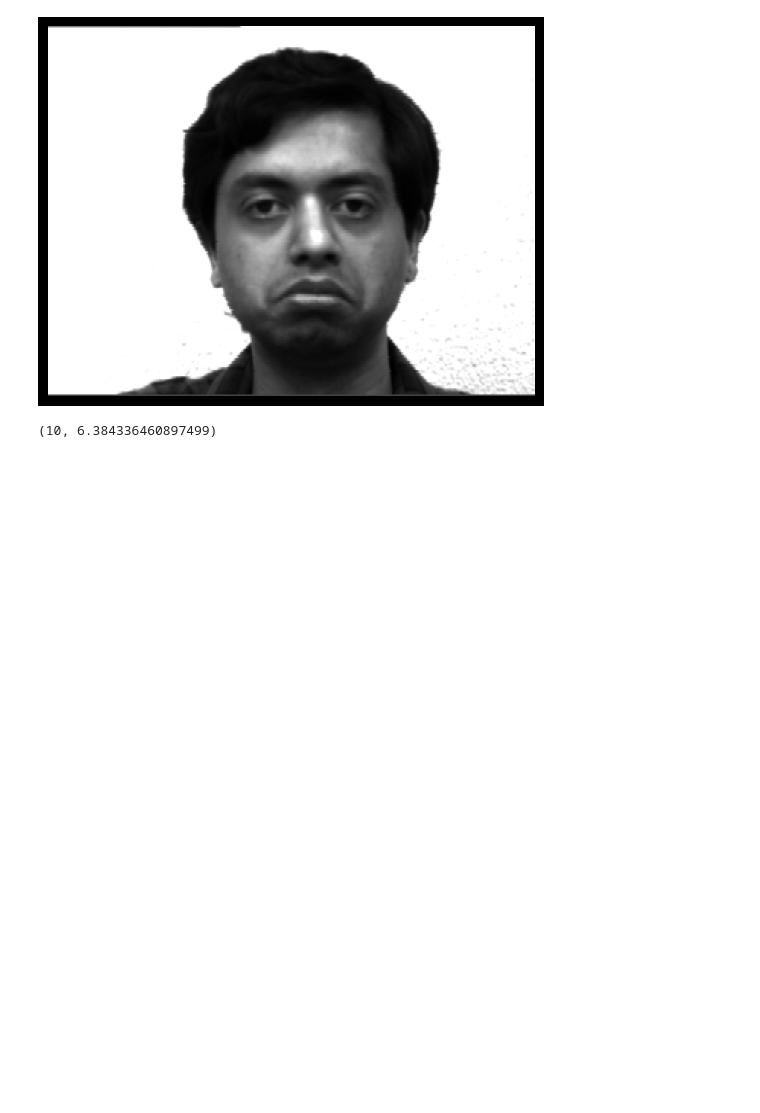
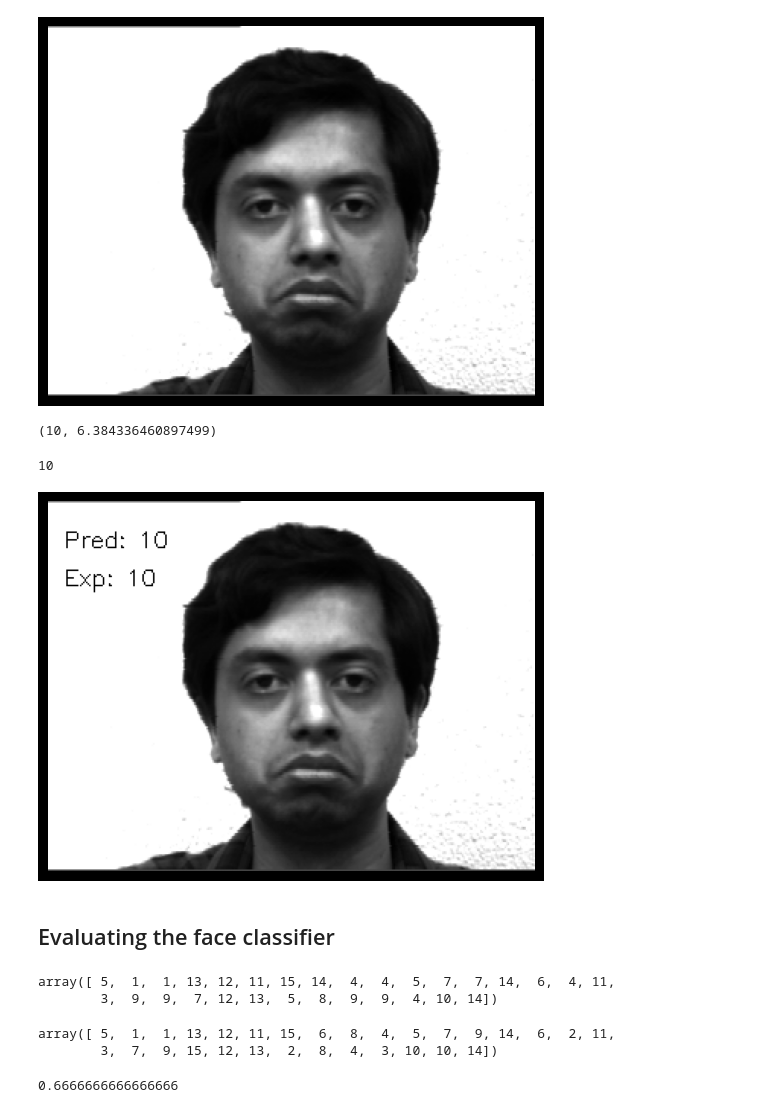
Before and after one commit to fedorakooo/Computer-Vision-Masterclass, a Jupyter notebook: 02_face_recognition.ipynb, the cells around one changed output. Drawn from its saved outputs; the diff is of its cells as text; code cells hidden in the pictures; blank space fills up the shorter version.

Commit message:
Update 02_face_recognition.ipynd

```diff
--- a/02_face_recognition.ipynb
+++ b/02_face_recognition.ipynb
@@ -75,3 +84,16 @@ prediction = lbph_face_classifier.predict(image_np)
 prediction
 # %% [output]
 (10, 6.384336460897499)
+# %%
+expected_prediction = int(os.path.split(test_image)[1].split('.')[0].replace('subject', ''))
+expected_prediction
+# %% [output]
+10
+# %%
+cv2.putText(image_np, f"Pred: {prediction[0]}", (10, 30),cv2.FONT_HERSHEY_SIMPLEX, 0.5, (0, 255, 0))
+cv2.putText(image_np, f"Exp: {expected_prediction}", (10, 55),cv2.FONT_HERSHEY_SIMPLEX, 0.5, (0, 255, 0))
+display_image(image_np)
+# %% [output]
+[figure, added]
+# %% [markdown]
+## Evaluating the face classifier
@@ -77,0 +115,15 @@ prediction
+# %%
+prediction
+# %% [output]
+array([ 5,  1,  1, 13, 12, 11, 15, 14,  4,  4,  5,  7,  7, 14,  6,  4, 11,
+        3,  9,  9,  7, 12, 13,  5,  8,  9,  9,  4, 10, 14])
+# %%
+expected_outputs
+# %% [output]
+array([ 5,  1,  1, 13, 12, 11, 15,  6,  8,  4,  5,  7,  9, 14,  6,  2, 11,
+        3,  7,  9, 15, 12, 13,  2,  8,  4,  3, 10, 10, 14])
+# %%
+from sklearn.metrics import accuracy_score
+accuracy_score(expected_outputs, prediction)
+# %% [output]
+0.6666666666666666
```
Also changed, not shown: parts of 35 cells of this notebook.
